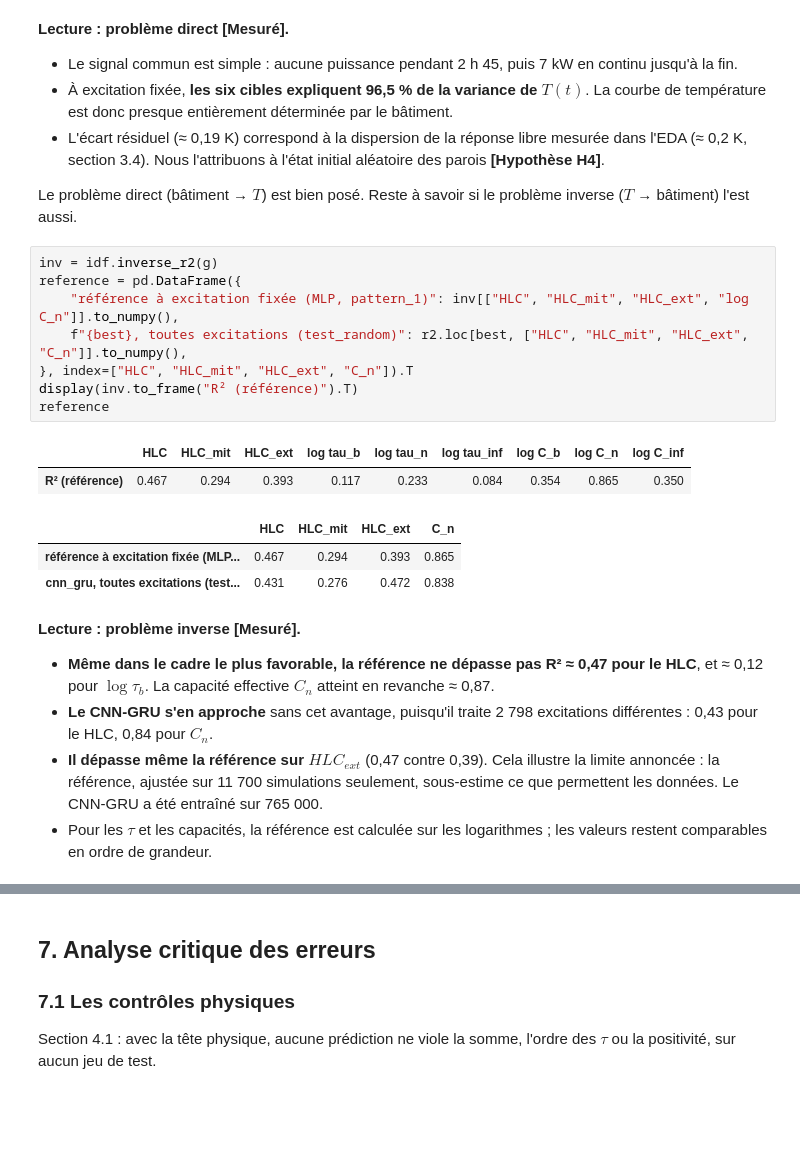
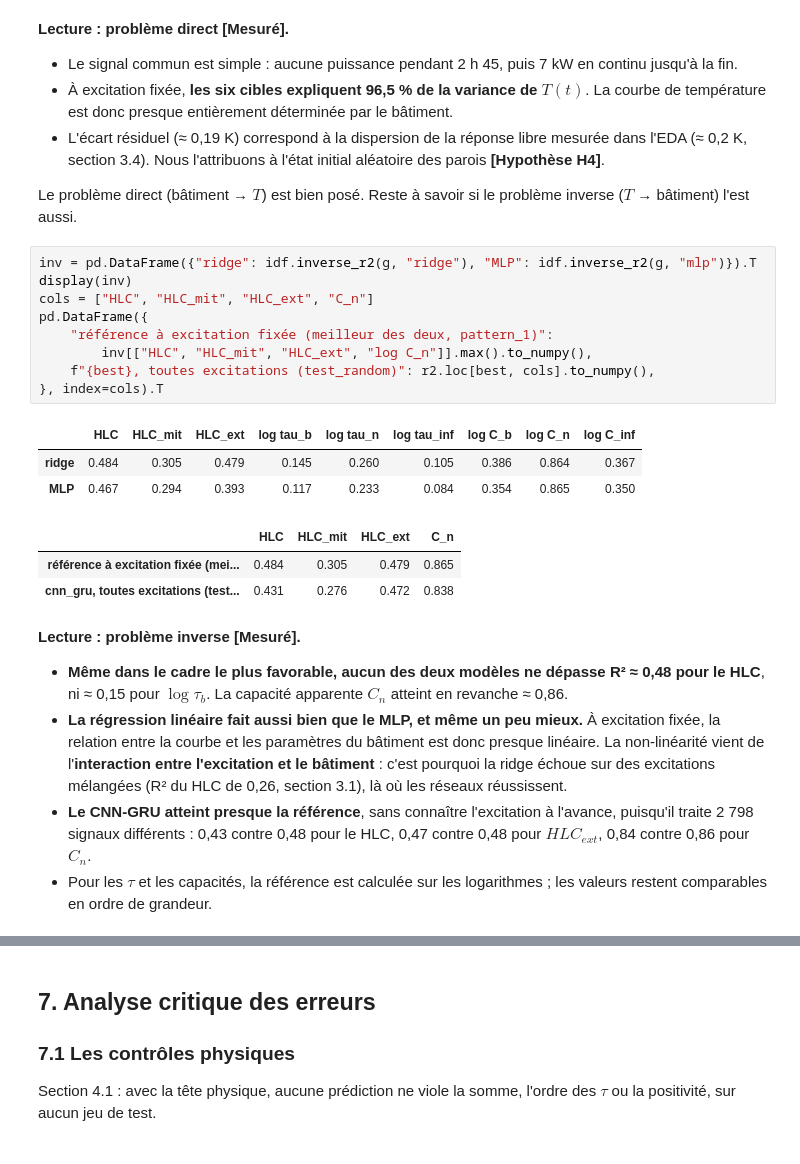
Before and after one commit to soufiane-ech/coEnergy-assessment, a Jupyter notebook: notebooks/02_modelisation.ipynb, the cells around one changed output, grey strips where cells are left out. Cells and saved outputs as stored; diff of their text form; blank space fills up the shorter version.

```diff
--- a/notebooks/02_modelisation.ipynb
+++ b/notebooks/02_modelisation.ipynb
@@ -343,24 +370,26 @@ idf.forward_explained_variance(g).to_frame("pattern_1")
 
 Le problème direct (bâtiment → $T$) est bien posé. Reste à savoir si le problème inverse ($T$ → bâtiment) l'est aussi.
 # %%
-inv = idf.inverse_r2(g)
-reference = pd.DataFrame({
-    "référence à excitation fixée (MLP, pattern_1)": inv[["HLC", "HLC_mit", "HLC_ext", "log C_n"]].to_numpy(),
-    f"{best}, toutes excitations (test_random)": r2.loc[best, ["HLC", "HLC_mit", "HLC_ext", "C_n"]].to_numpy(),
-}, index=["HLC", "HLC_mit", "HLC_ext", "C_n"]).T
-display(inv.to_frame("R² (référence)").T)
-reference
+inv = pd.DataFrame({"ridge": idf.inverse_r2(g, "ridge"), "MLP": idf.inverse_r2(g, "mlp")}).T
+display(inv)
+cols = ["HLC", "HLC_mit", "HLC_ext", "C_n"]
+pd.DataFrame({
+    "référence à excitation fixée (meilleur des deux, pattern_1)":
+        inv[["HLC", "HLC_mit", "HLC_ext", "log C_n"]].max().to_numpy(),
+    f"{best}, toutes excitations (test_random)": r2.loc[best, cols].to_numpy(),
+}, index=cols).T
 # %% [output]
 |  | HLC | HLC_mit | HLC_ext | log tau_b | log tau_n | log tau_inf | log C_b | log C_n | log C_inf |
-| R² (référence) | 0.467 | 0.294 | 0.393 | 0.117 | 0.233 | 0.084 | 0.354 | 0.865 | 0.350 |
+| ridge | 0.484 | 0.305 | 0.479 | 0.145 | 0.260 | 0.105 | 0.386 | 0.864 | 0.367 |
+| MLP | 0.467 | 0.294 | 0.393 | 0.117 | 0.233 | 0.084 | 0.354 | 0.865 | 0.350 |
 |  | HLC | HLC_mit | HLC_ext | C_n |
-| référence à excitation fixée (MLP... | 0.467 | 0.294 | 0.393 | 0.865 |
+| référence à excitation fixée (mei... | 0.484 | 0.305 | 0.479 | 0.865 |
 | cnn_gru, toutes excitations (test... | 0.431 | 0.276 | 0.472 | 0.838 |
 # %% [markdown]
 **Lecture : problème inverse [Mesuré].**
-- **Même dans le cadre le plus favorable, la référence ne dépasse pas R² ≈ 0,47 pour le HLC**, et ≈ 0,12 pour $\log\tau_b$. La capacité effective $C_n$ atteint en revanche ≈ 0,87.
-- **Le CNN-GRU s'en approche** sans cet avantage, puisqu'il traite 2 798 excitations différentes : 0,43 pour le HLC, 0,84 pour $C_n$.
-- **Il dépasse même la référence sur $HLC_{ext}$** (0,47 contre 0,39). Cela illustre la limite annoncée : la référence, ajustée sur 11 700 simulations seulement, sous-estime ce que permettent les données. Le CNN-GRU a été entraîné sur 765 000.
+- **Même dans le cadre le plus favorable, aucun des deux modèles ne dépasse R² ≈ 0,48 pour le HLC**, ni ≈ 0,15 pour $\log\tau_b$. La capacité apparente $C_n$ atteint en revanche ≈ 0,86.
+- **La régression linéaire fait aussi bien que le MLP, et même un peu mieux.** À excitation fixée, la relation entre la courbe et les paramètres du bâtiment est donc presque linéaire. La non-linéarité vient de l'**interaction entre l'excitation et le bâtiment** : c'est pourquoi la ridge échoue sur des excitations mélangées (R² du HLC de 0,26, section 3.1), là où les réseaux réussissent.
+- **Le CNN-GRU atteint presque la référence**, sans connaître l'excitation à l'avance, puisqu'il traite 2 798 signaux différents : 0,43 contre 0,48 pour le HLC, 0,47 contre 0,48 pour $HLC_{ext}$, 0,84 contre 0,86 pour $C_n$.
 - Pour les $\tau$ et les capacités, la référence est calculée sur les logarithmes ; les valeurs restent comparables en ordre de grandeur.
 # %%
 cc = {}
```
Also changed, not shown: parts of 14 cells of this notebook, 4 other files.
